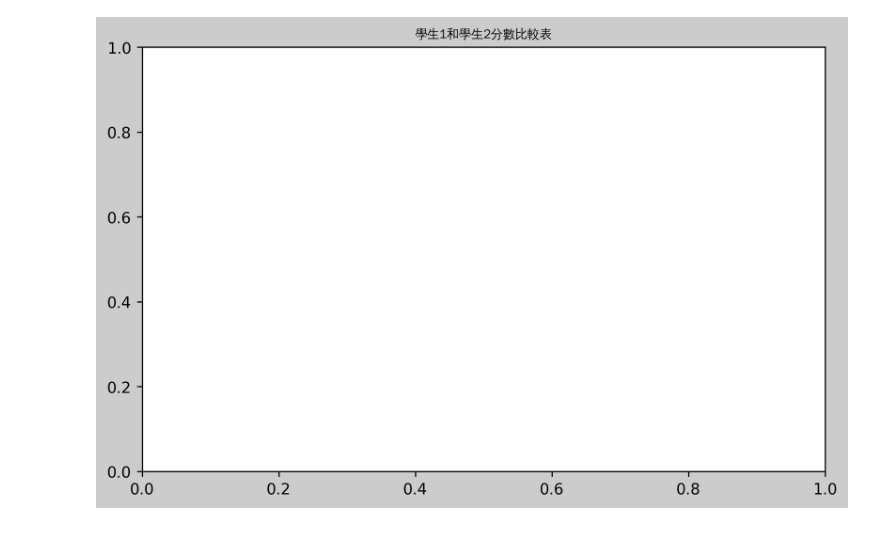
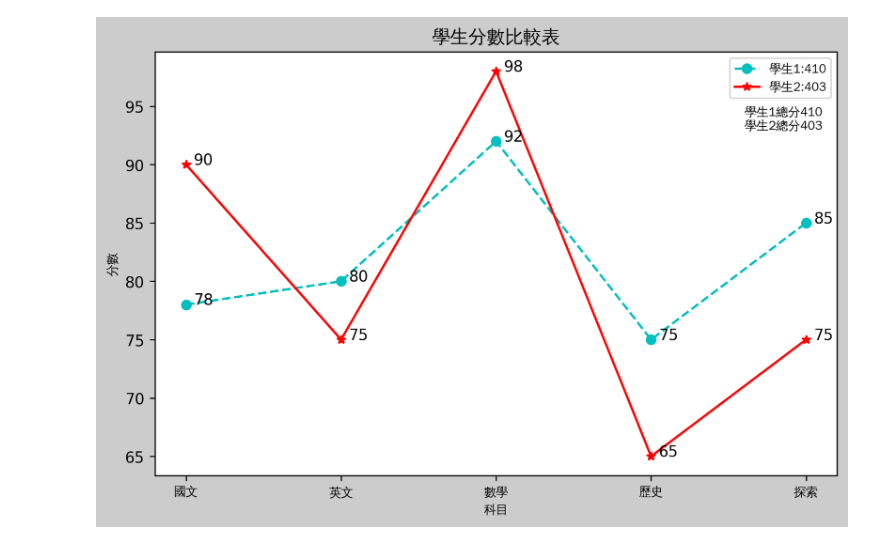
Before and after one commit to JudasWu/Python, a Jupyter notebook: 0729-3.ipynb, the cells around one changed output. Cells and saved outputs as stored; diff of their text form; code cells hidden in the pictures.

```diff
--- a/0729-3.ipynb
+++ b/0729-3.ipynb
@@ -1,28 +1,51 @@
 # %%
 #codespace 要安裝中文字型
 #命令列:sudo apt-get update -y
 #命令列:sudo apt-get install -y fonts-wqy-zenhei
 #install 要加-y
 #說明網址:https://askubuntu.com/questions/490829/how-can-i-install-chinese-fonts-on-kubuntu-14-04
 #codespace字型位置:/usr/share/fonts/truetype/wqy/wqy-zenhei.ttc
 #ios字型位置 font=FontProperties(fname='/Library/Fonts/Arial Unicode.ttf',size=8)
 #window字型位置 font=FontProperties(fname=r'c:\windows\fonts\simsun.ttc',size=8)
 import matplotlib.pyplot as plt
 from matplotlib.font_manager import FontProperties
 font=FontProperties(fname='/usr/share/fonts/truetype/wqy/wqy-zenhei.ttc',size=8)
 font1=FontProperties(fname='/usr/share/fonts/truetype/wqy/wqy-zenhei.ttc',size=12)
 #window font=FontProperties(fname=r'c:\windows\fonts\simsun.ttc',size=8)
 
-student1 = {'chinese':78, 'english':80, 'math':92, 'history':75, 'discover':85}
-student2 = {'chinese':90, 'english':75, 'math':98, 'history':65, 'discover':75}
-
+student1 = {'國文':78, '英文':80, '數學':92, '歷史':75, '探索':85}
+student2 = {'國文':90, '英文':75, '數學':98, '歷史':65, '探索':75}
 subjects =list(student1.keys())
 value1 =list(student1.values())
 value2 = list(student2.values())
 
 fig = plt.figure(figsize=(8,5), dpi=250, facecolor="#cccccc")
 ax = fig.add_subplot(1,1,1)
-ax.set_title("學生1和學生2分數比較表",fontproperties=font)
+ax.set_title("學生分數比較表",fontproperties=font1)
+ax.set_xlabel("科目",fontproperties=font)
+ax.set_ylabel("分數",fontproperties=font)
+ax.plot(subjects,value1,"c--o")
+ax.plot(subjects,value2,"r-*")
+ax.set_xticklabels(subjects,fontproperties=font)
+
+x_locations = ax.get_xticks()
+#y_locations = ax.get_yticks()
+
+for i in range(len(x_locations)):
+    #annotate(顯示字串,X座標,Y座標)
+    ax.annotate(str(value1[i]),(x_locations[i]+0.05,value1[i]))
+    ax.annotate(str(value2[i]),(x_locations[i]+0.05,value2[i]))
+
+value1_total = 0
+value2_total = 0
+for score in value1:
+    value1_total += score
+
+for score in value2:
+    value2_total += score
+
+ax.annotate(f'學生1總分{value1_total}\n學生2總分{value2_total}',(3.6,93),fontproperties=font)
+ax.legend([f"學生1:{value1_total}",f"學生2:{value2_total}"],prop=font)
 plt.show()
 # %% [output]
-[figure, old version]
+[figure, new version]
```
